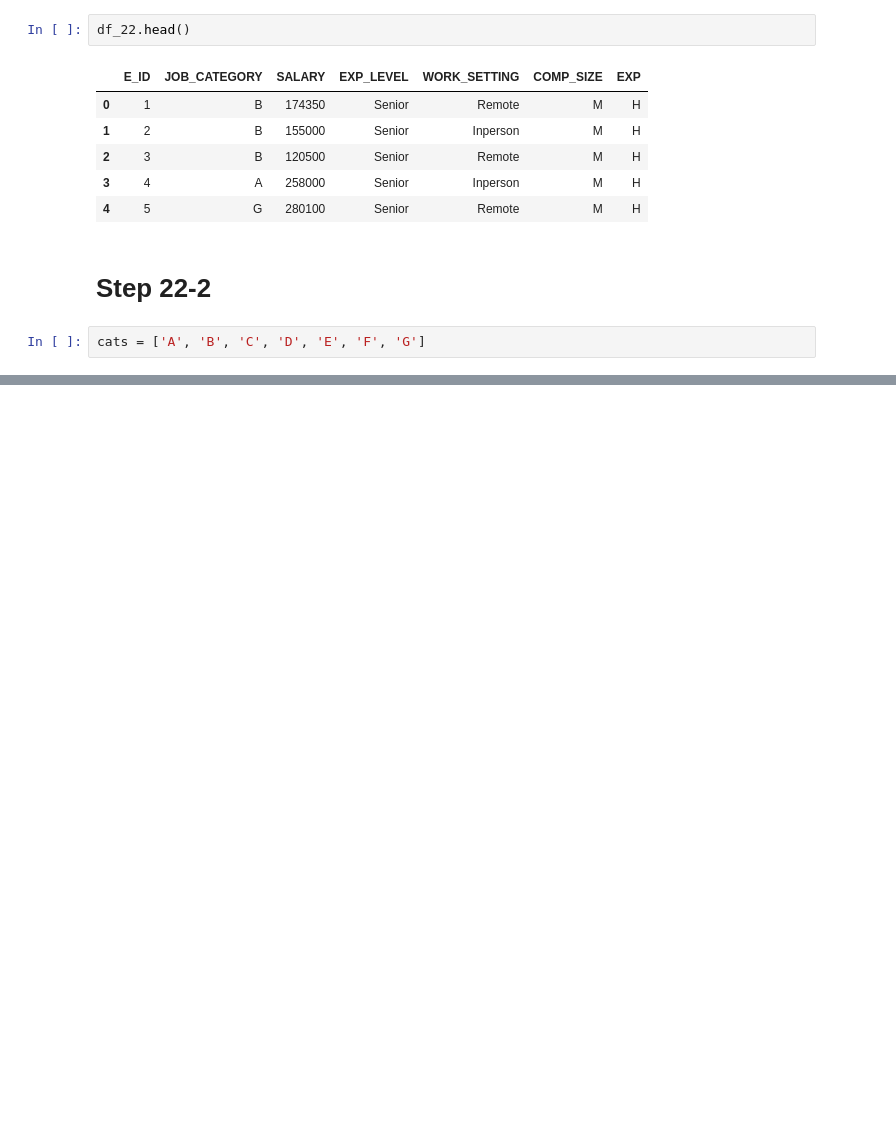
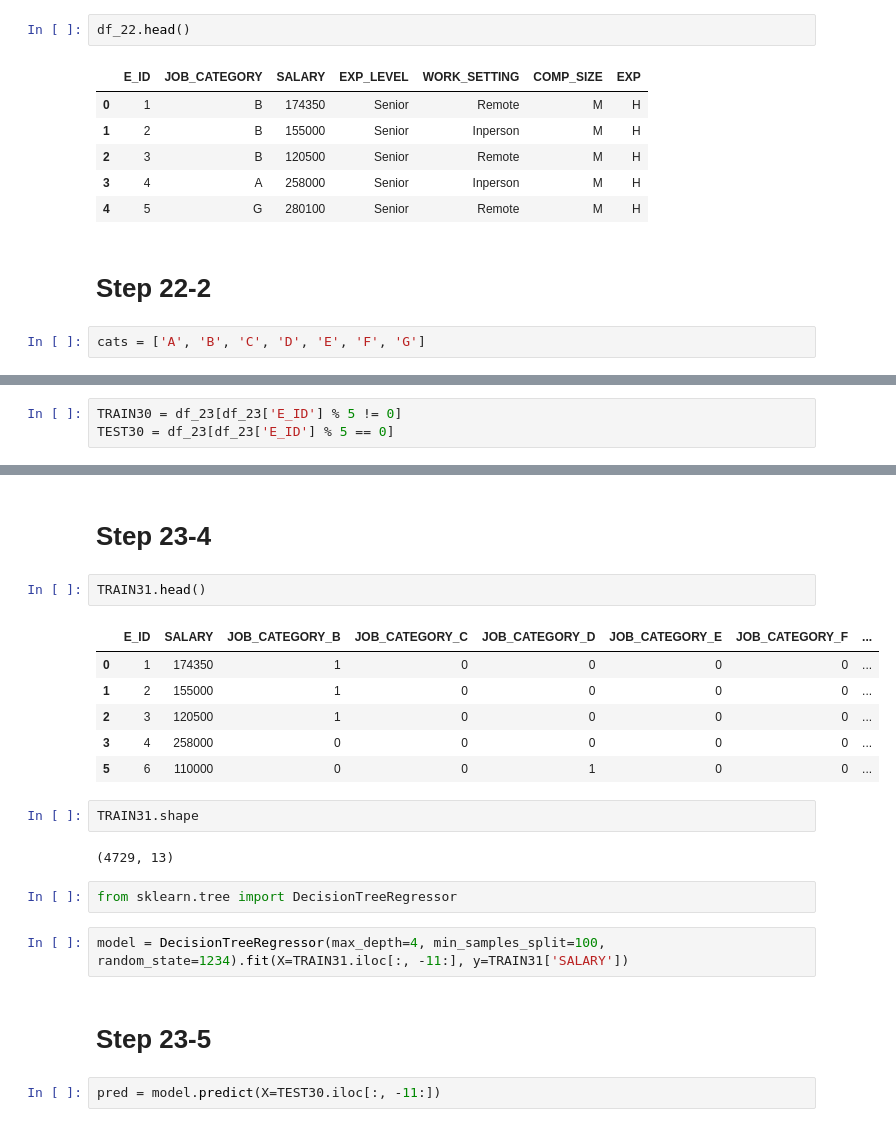
Before and after one commit to EunsangJeon/python-recap-2025, a Jupyter notebook: ds2-test-handson/lv2-2508-my-01.ipynb, the cells around one changed output, grey strips where cells are left out. Drawn from its saved outputs; the diff is of its cells as text; blank space fills up the shorter version.

```diff
--- a/ds2-test-handson/lv2-2508-my-01.ipynb
+++ b/ds2-test-handson/lv2-2508-my-01.ipynb
@@ -174,0 +235,3 @@ TypeError: abs() takes exactly one argument (0 given)
+# %%
+TRAIN30 = df_23[df_23['E_ID'] % 5 != 0]
+TEST30 = df_23[df_23['E_ID'] % 5 == 0]
@@ -174,0 +257,23 @@ TypeError: abs() takes exactly one argument (0 given)
+# %% [markdown]
+# Step 23-4
+# %%
+TRAIN31.head()
+# %% [output]
+|  | E_ID | SALARY | JOB_CATEGORY_B | JOB_CATEGORY_C | JOB_CATEGORY_D | JOB_CATEGORY_E | JOB_CATEGORY_F | ... |
+| 0 | 1 | 174350 | 1 | 0 | 0 | 0 | 0 | ... |
+| 1 | 2 | 155000 | 1 | 0 | 0 | 0 | 0 | ... |
+| 2 | 3 | 120500 | 1 | 0 | 0 | 0 | 0 | ... |
+| 3 | 4 | 258000 | 0 | 0 | 0 | 0 | 0 | ... |
+| 5 | 6 | 110000 | 0 | 0 | 1 | 0 | 0 | ... |
+# %%
+TRAIN31.shape
+# %% [output]
+(4729, 13)
+# %%
+from sklearn.tree import DecisionTreeRegressor
+# %%
+model = DecisionTreeRegressor(max_depth=4, min_samples_split=100, random_state=1234).fit(X=TRAIN31.iloc[:, -11:], y=TRAIN31['SALARY'])
+# %% [markdown]
+# Step 23-5
+# %%
+pred = model.predict(X=TEST30.iloc[:, -11:])
```
Also changed, not shown: parts of 25 cells of this notebook.
